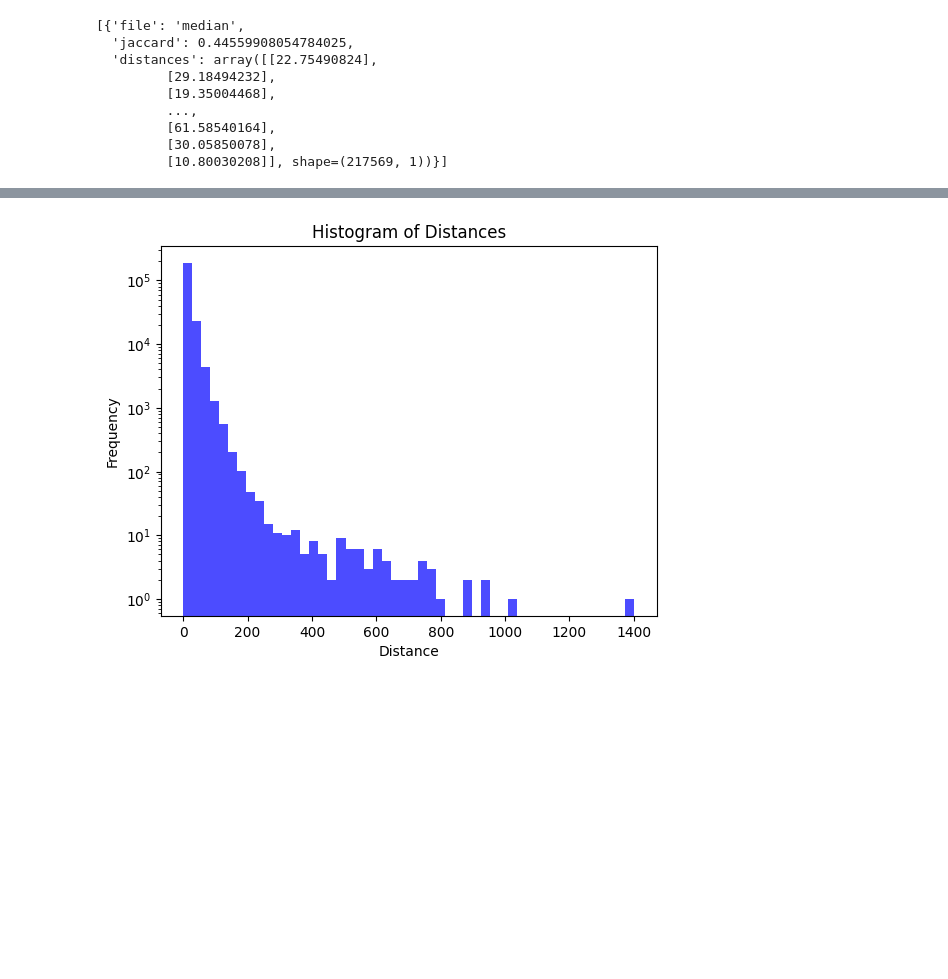
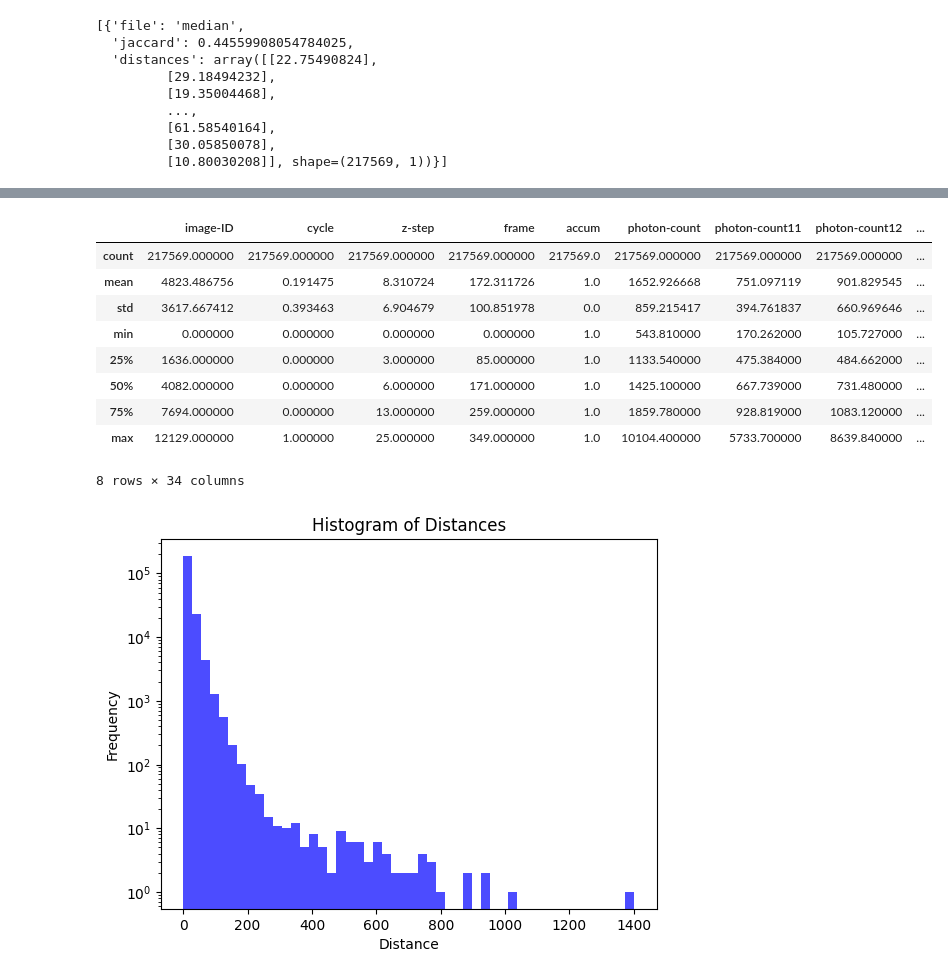
Before and after one commit to dgound/SPARZ, a Jupyter notebook: extra_code/Median_localizations_analysis_Nir.ipynb, the cells around one changed output, grey strips where cells are left out. Saved outputs shown, nothing was run; the diff lists cells and outputs as text; code cells hidden in the pictures; blank space fills up the shorter version.

```diff
--- a/extra_code/Median_localizations_analysis_Nir.ipynb
+++ b/extra_code/Median_localizations_analysis_Nir.ipynb
@@ -250,3 +265,16 @@ jaccard_results
+# %%
+raw_df.describe()
+# %% [output]
+|  | image-ID | cycle | z-step | frame | accum | photon-count | photon-count11 | photon-count12 | ... |
+| count | 217569.000000 | 217569.000000 | 217569.000000 | 217569.000000 | 217569.0 | 217569.000000 | 217569.000000 | 217569.000000 | ... |
+| mean | 4823.486756 | 0.191475 | 8.310724 | 172.311726 | 1.0 | 1652.926668 | 751.097119 | 901.829545 | ... |
+| std | 3617.667412 | 0.393463 | 6.904679 | 100.851978 | 0.0 | 859.215417 | 394.761837 | 660.969646 | ... |
+| min | 0.000000 | 0.000000 | 0.000000 | 0.000000 | 1.0 | 543.810000 | 170.262000 | 105.727000 | ... |
+| 25% | 1636.000000 | 0.000000 | 3.000000 | 85.000000 | 1.0 | 1133.540000 | 475.384000 | 484.662000 | ... |
+| 50% | 4082.000000 | 0.000000 | 6.000000 | 171.000000 | 1.0 | 1425.100000 | 667.739000 | 731.480000 | ... |
+| 75% | 7694.000000 | 0.000000 | 13.000000 | 259.000000 | 1.0 | 1859.780000 | 928.819000 | 1083.120000 | ... |
+| max | 12129.000000 | 1.000000 | 25.000000 | 349.000000 | 1.0 | 10104.400000 | 5733.700000 | 8639.840000 | ... |
+8 rows × 34 columns
 # %%
 plt.hist(distances, bins=50, color='blue', alpha=0.7)
 plt.xlabel('Distance')
```
Also changed, not shown: parts of 3 cells of this notebook.
